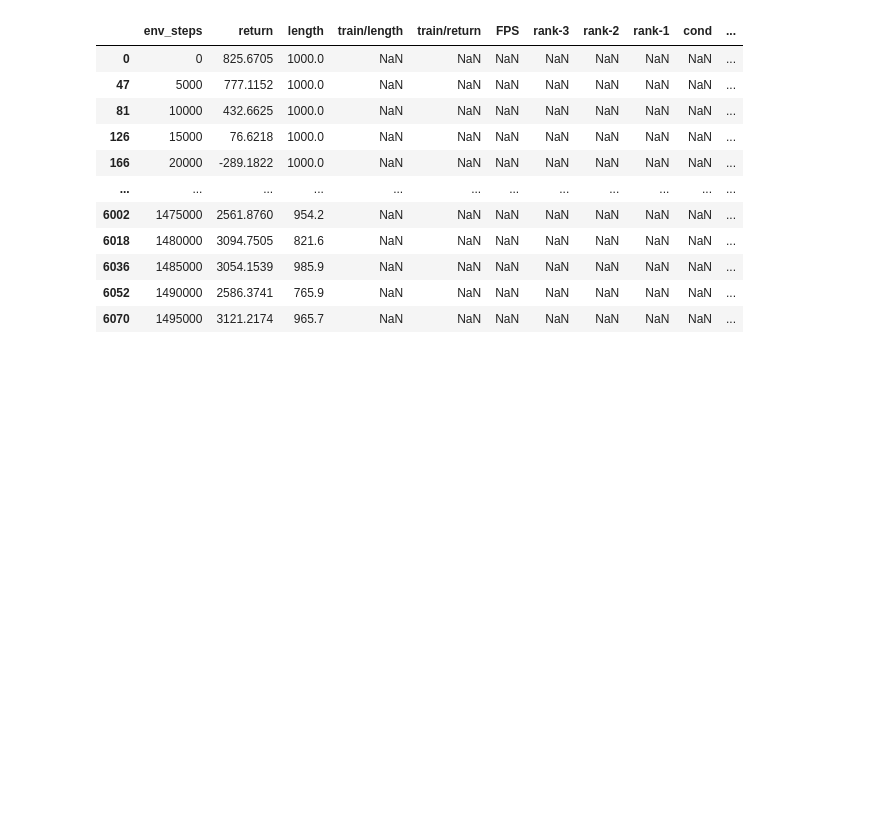
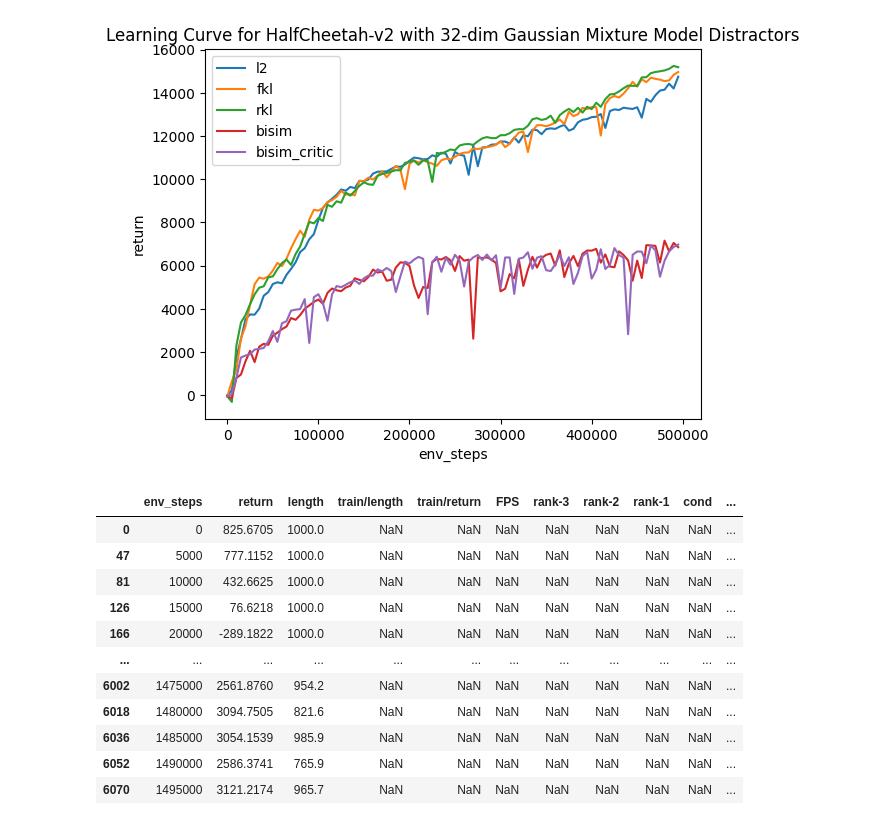
Before and after one commit to rytse/self-predictive-rl, a Jupyter notebook: mujoco_code/vis2.ipynb, the cells around one changed output. Cells and saved outputs as stored; diff of their text form; code cells hidden in the pictures; blank space fills up the shorter version.

```diff
--- a/mujoco_code/vis2.ipynb
+++ b/mujoco_code/vis2.ipynb
@@ -2,6 +4,47 @@
 import pandas as pd
 import matplotlib.pyplot as plt
 import numpy as np
+# %%
+datasets = OrderedDict(
+    [
+        (
+            "l2",
+            "./logs/HalfCheetah-v2-d32/2024-10-09-14-50-30+1930320-1930320/progress.csv",
+        ),
+        (
+            "fkl",
+            "./logs/HalfCheetah-v2-d32/2024-10-09-14-48-19+1926785-1926785/progress.csv",
+        ),
+        (
+            "rkl",
+            "./logs/HalfCheetah-v2-d32/2024-10-09-14-50-12+1929748-1929748/progress.csv",
+        ),
+        (
+            "bisim",
+            "./logs/HalfCheetah-v2-d32/2024-10-09-14-48-21+1926890-1926890/progress.csv",
+        ),
+        (
+            "bisim_critic",
+            "./logs/HalfCheetah-v2-d32/2024-10-09-17-47-38+27493-27493/progress.csv",
+        ),
+    ]
+)
+
+for name, file_name in datasets.items():
+    df = pd.read_csv(file_name)
+    df = df[~df["return"].isna()]
+
+    plt.plot(df["env_steps"], df["return"])
+
+plt.title(
+    "Learning Curve for HalfCheetah-v2 with 32-dim Gaussian Mixture Model Distractors"
+)
+plt.xlabel("env_steps")
+plt.ylabel("return")
+plt.legend(datasets.keys())
+plt.show()
+# %% [output]
+[figure, added]
 # %%
 fkl_d32_gmm_df = pd.read_csv(
     "logs/Ant-v2-d32/2024-10-08-14-37-29+5513-5513/progress.csv"
```
Also changed, not shown: parts of 1 cell of this notebook.
